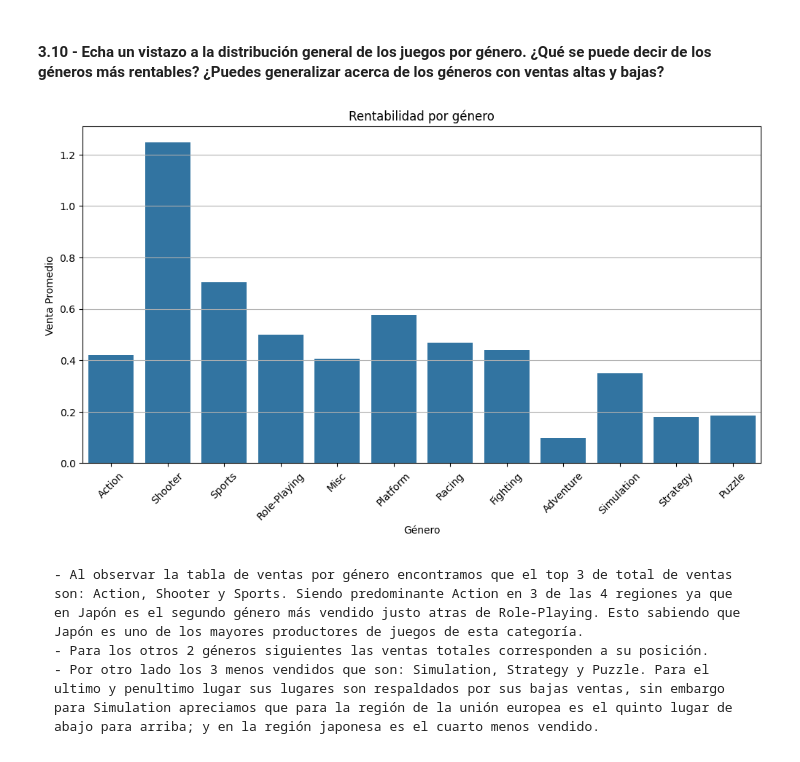
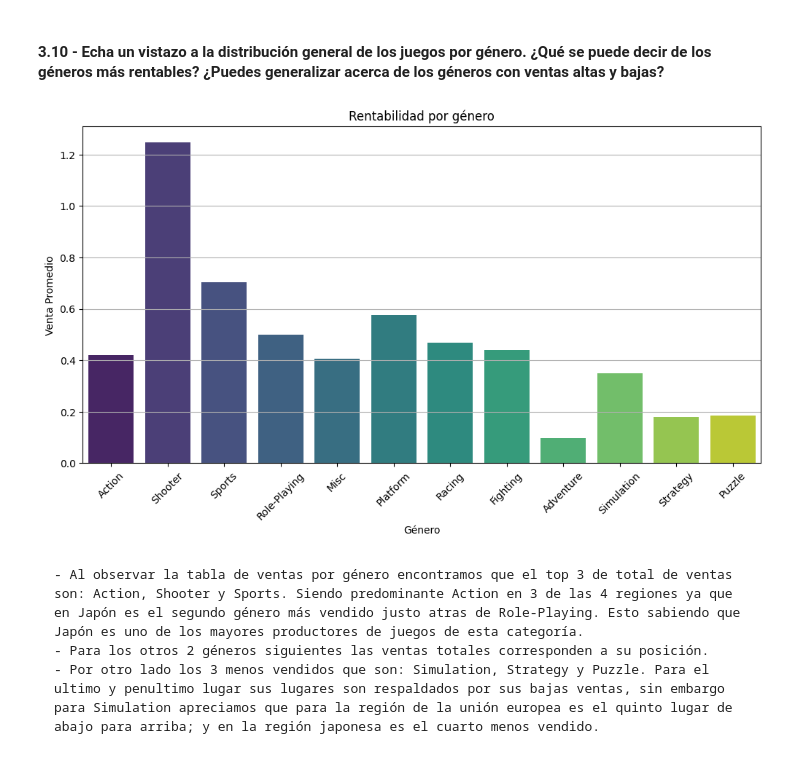
Before and after one commit to kasanava/TripleTen, a Jupyter notebook: Sprint 6/Project/Project - Sprint 6.ipynb, the cells around one changed output. Cells and saved outputs as stored; diff of their text form; code cells hidden in the pictures.

```diff
--- a/Sprint 6/Project/Project - Sprint 6.ipynb
+++ b/Sprint 6/Project/Project - Sprint 6.ipynb
@@ -507,21 +543,21 @@ Muy bien, la correlación medianamente positiva indica que al menos hay un grupo
 # %%
 #3.10
 #Distribución de juegos por género
 genre_sales = games_recent.groupby('genre')[['eu_sales','jp_sales','na_sales','other_sales','total_sales']].sum().sort_values(by='total_sales', ascending=False)
 genre_sales['game_count']= games_recent['genre'].value_counts()
 genre_sales['avg_sales']= genre_sales['total_sales']/genre_sales['game_count']
 
 #Graficamos la rantabilidad por género
 plt.figure(figsize=(12, 6))
-sns.barplot(x=genre_sales.index, y=genre_sales['avg_sales'])
+sns.barplot(x=genre_sales.index, y=genre_sales['avg_sales'], palette='viridis', hue=genre_sales.index)
 plt.title('Rentabilidad por género')
 plt.xlabel('Género')
 plt.ylabel('Venta Promedio')
 plt.xticks(rotation=45)
 plt.grid(axis='y')
 plt.show()
 # %% [output]
-[figure, old version]
+[figure, new version]
 # %% [markdown]
     - Al observar la tabla de ventas por género encontramos que el top 3 de total de ventas son: Action, Shooter y Sports. Siendo predominante Action en 3 de las 4 regiones ya que en Japón es el segundo género más vendido justo atras de Role-Playing. Esto sabiendo que Japón es uno de los mayores productores de juegos de esta categoría.
     - Para los otros 2 géneros siguientes las ventas totales corresponden a su posición.
```
Also changed, not shown: parts of 8 cells of this notebook, 6 other files.
